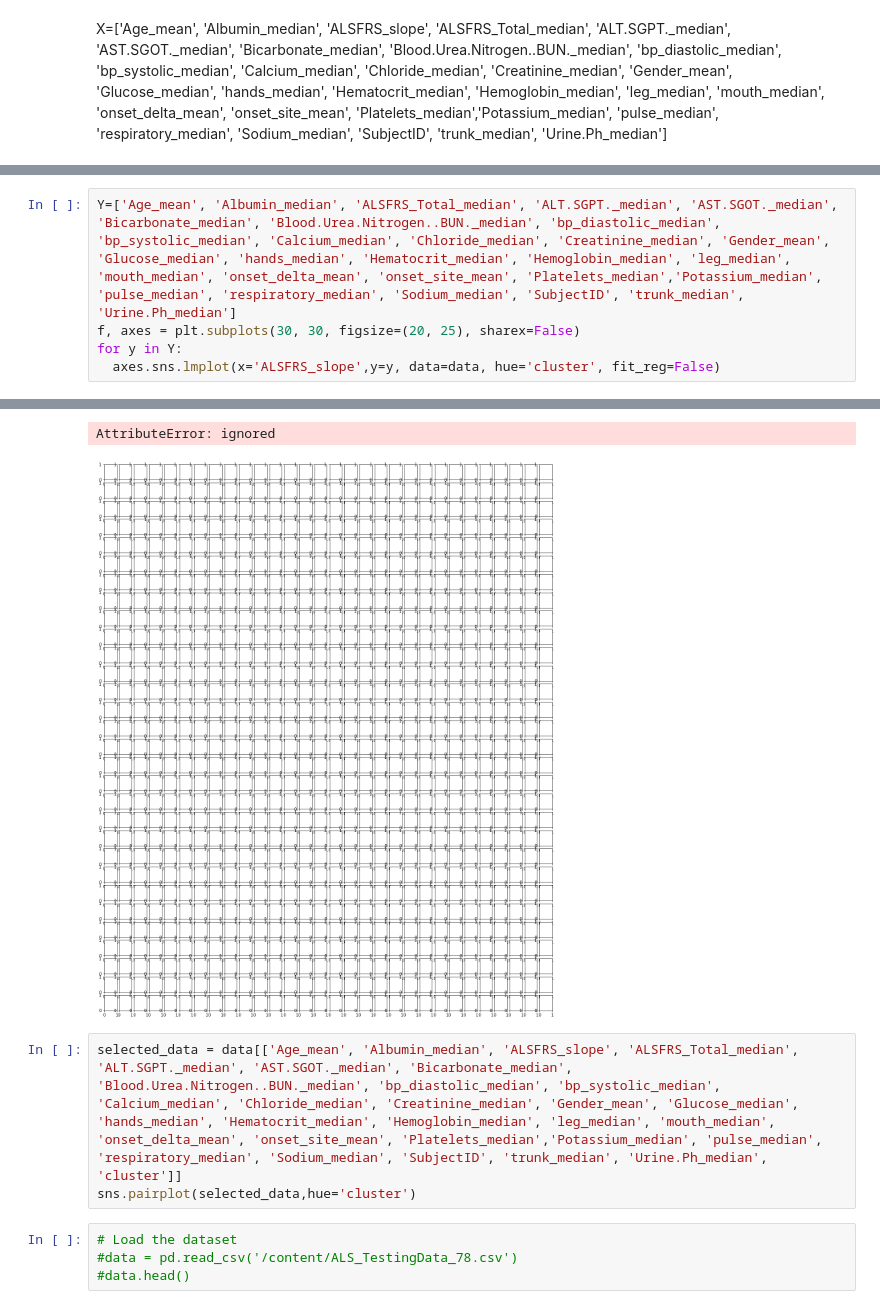
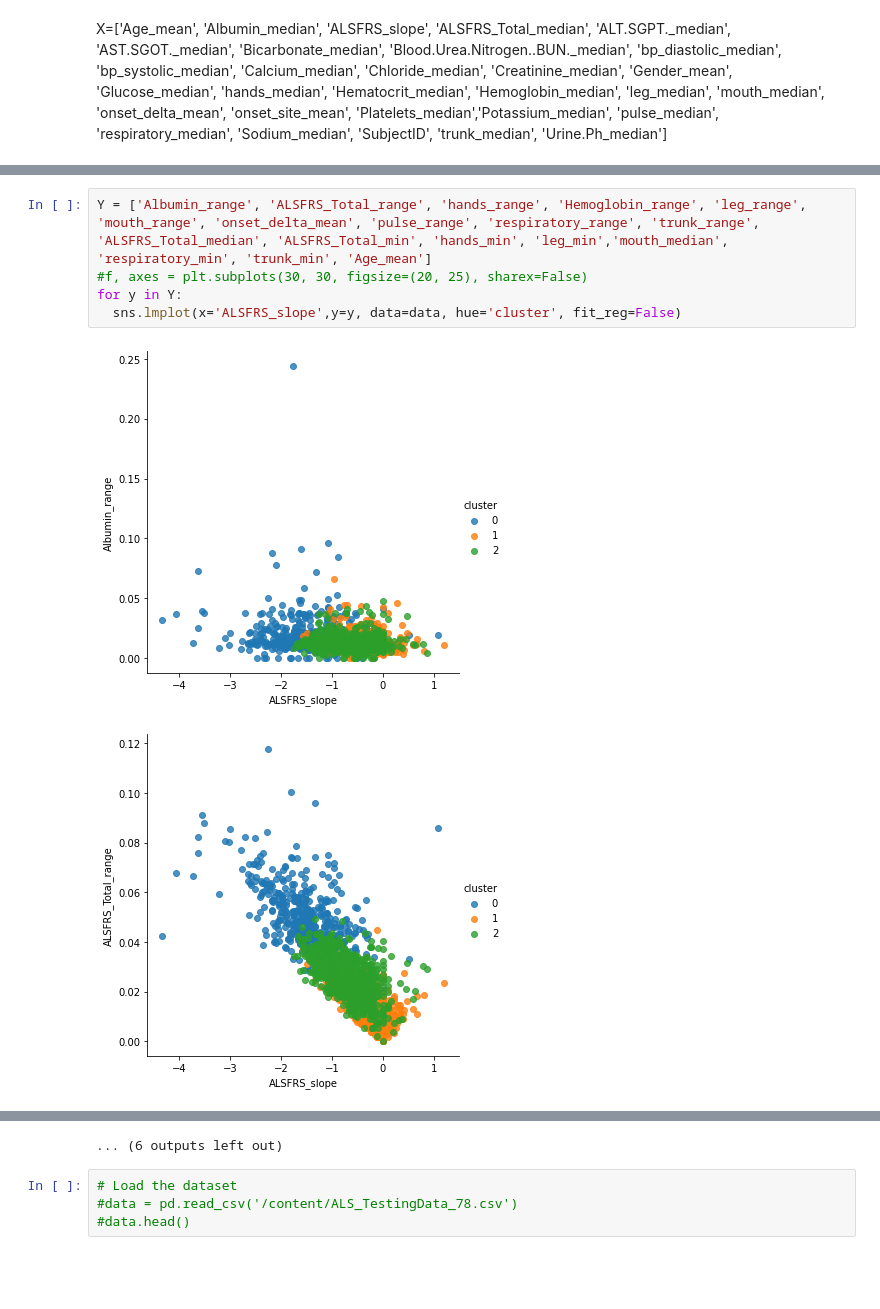
Before and after one commit to HuyenNguyenHelen/INFO-5505---Machine-learning, a Jupyter notebook: HuyenNguyen_Assignment_3.ipynb, the cells around one changed output, grey strips where cells are left out. Drawn from its saved outputs; the diff is of its cells as text; blank space fills up the shorter version.

```diff
--- a/HuyenNguyen_Assignment_3.ipynb
+++ b/HuyenNguyen_Assignment_3.ipynb
@@ -303,6 +322,8 @@ sns.lmplot(x='Albumin_median', y='ALSFRS_Total_median', data=data, hue='cluster'
 # %%
-Y=['Age_mean', 'Albumin_median', 'ALSFRS_Total_median', 'ALT.SGPT._median', 'AST.SGOT._median', 'Bicarbonate_median', 'Blood.Urea.Nitrogen..BUN._median', 'bp_diastolic_median', 'bp_systolic_median', 'Calcium_median', 'Chloride_median', 'Creatinine_median', 'Gender_mean', 'Glucose_median', 'hands_median', 'Hematocrit_median', 'Hemoglobin_median', 'leg_median', 'mouth_median', 'onset_delta_mean', 'onset_site_mean', 'Platelets_median','Potassium_median', 'pulse_median', 'respiratory_median', 'Sodium_median', 'SubjectID', 'trunk_median', 'Urine.Ph_median']
-f, axes = plt.subplots(30, 30, figsize=(20, 25), sharex=False)
+Y = ['Albumin_range', 'ALSFRS_Total_range', 'hands_range', 'Hemoglobin_range', 'leg_range', 'mouth_range', 'onset_delta_mean', 'pulse_range', 'respiratory_range', 'trunk_range', 'ALSFRS_Total_median', 'ALSFRS_Total_min', 'hands_min', 'leg_min','mouth_median', 'respiratory_min', 'trunk_min', 'Age_mean']
+#f, axes = plt.subplots(30, 30, figsize=(20, 25), sharex=False)
 for y in Y:
-  axes.sns.lmplot(x='ALSFRS_slope',y=y, data=data, hue='cluster', fit_reg=False)
+  sns.lmplot(x='ALSFRS_slope',y=y, data=data, hue='cluster', fit_reg=False)
 # %% [output]
+[figure, new version]
+[figure, added]
@@ -309,8 +340,4 @@ for y in Y:
-AttributeError: ignored
+... (6 outputs left out)
-[figure, old version]
-# %%
-selected_data = data[['Age_mean', 'Albumin_median', 'ALSFRS_slope', 'ALSFRS_Total_median', 'ALT.SGPT._median', 'AST.SGOT._median', 'Bicarbonate_median', 'Blood.Urea.Nitrogen..BUN._median', 'bp_diastolic_median', 'bp_systolic_median', 'Calcium_median', 'Chloride_median', 'Creatinine_median', 'Gender_mean', 'Glucose_median', 'hands_median', 'Hematocrit_median', 'Hemoglobin_median', 'leg_median', 'mouth_median', 'onset_delta_mean', 'onset_site_mean', 'Platelets_median','Potassium_median', 'pulse_median', 'respiratory_median', 'Sodium_median', 'SubjectID', 'trunk_median', 'Urine.Ph_median', 'cluster']]
-sns.pairplot(selected_data,hue='cluster')
 # %%
 # Load the dataset
 #data = pd.read_csv('/content/ALS_TestingData_78.csv')
```
Also changed, not shown: parts of 21 cells of this notebook.
